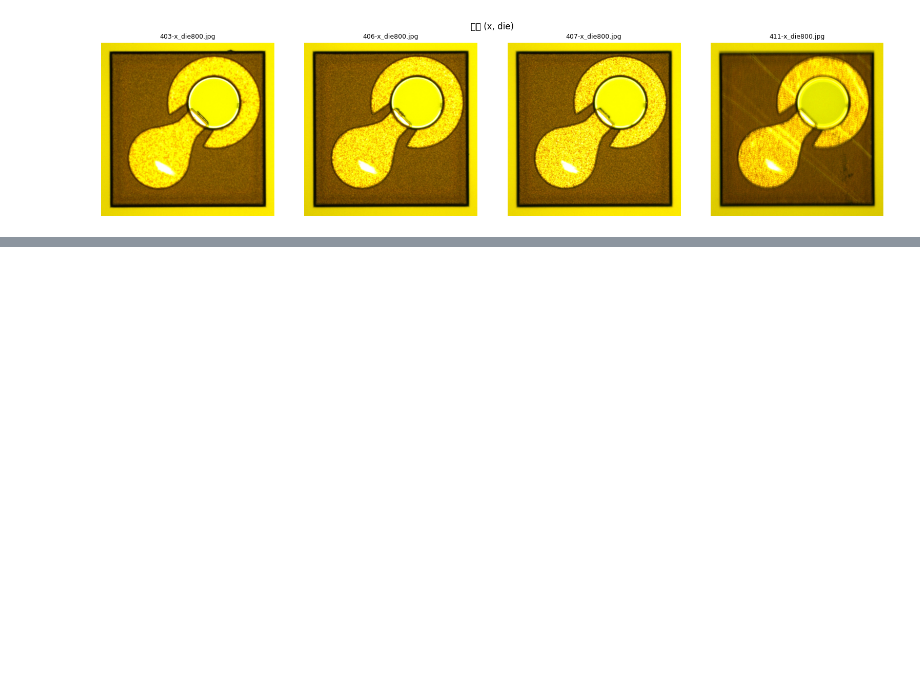
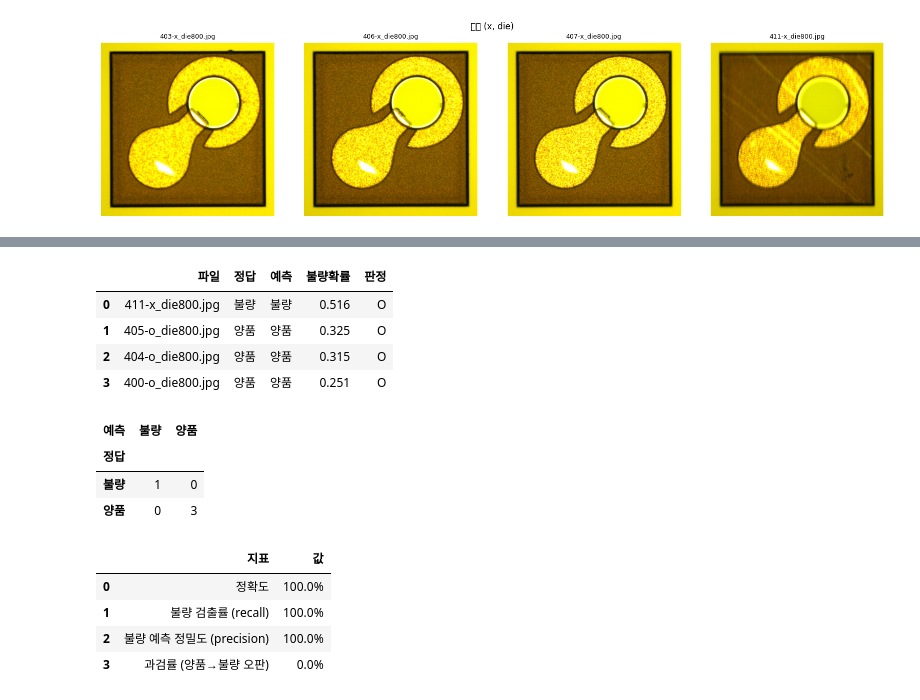
Before and after one commit to ilfpns/PhoSem, a Jupyter notebook: Phosem_CNN.ipynb, the cells around one changed output, grey strips where cells are left out. Cells and saved outputs as stored; diff of their text form; code cells hidden in the pictures; blank space fills up the shorter version.

```diff
--- a/Phosem_CNN.ipynb
+++ b/Phosem_CNN.ipynb
@@ -169,0 +332,56 @@ show_row(bad_paths,  "불량 (x, die)")
+# %%
+import pandas as pd
+import numpy as np
+
+model.load_state_dict(torch.load("best_classifier.pth"))
+model.eval()
+
+rows = []
+with torch.no_grad():
+    for i in va_idx:
+        x = val_ds.tf(Image.open(all_paths[i]).convert("RGB")).unsqueeze(0).to(DEVICE)
+        prob = torch.softmax(model(x), 1)[0, 1].item()
+        rows.append({
+            "파일": os.path.basename(all_paths[i]),
+            "정답": ["양품", "불량"][all_labels[i]],
+            "예측": ["양품", "불량"][int(prob > 0.5)],
+            "불량확률": round(prob, 3),
+            "판정": "O" if (prob > 0.5) == bool(all_labels[i]) else "X",
+        })
+
+df = pd.DataFrame(rows).sort_values("불량확률", ascending=False).reset_index(drop=True)
+display(df)
+
+cm = pd.crosstab(df["정답"], df["예측"], rownames=["정답"], colnames=["예측"])
+display(cm)
+
+tp = len(df[(df.정답=="불량") & (df.예측=="불량")])
+fn = len(df[(df.정답=="불량") & (df.예측=="양품")])
+fp = len(df[(df.정답=="양품") & (df.예측=="불량")])
+tn = len(df[(df.정답=="양품") & (df.예측=="양품")])
+
+summary = pd.DataFrame({
+    "지표": ["정확도", "불량 검출률 (recall)", "불량 예측 정밀도 (precision)", "과검률 (양품→불량 오판)"],
+    "값": [
+        f"{(tp+tn)/len(df):.1%}",
+        f"{tp/(tp+fn):.1%}" if tp+fn else "-",
+        f"{tp/(tp+fp):.1%}" if tp+fp else "-",
+        f"{fp/(fp+tn):.1%}" if fp+tn else "-",
+    ],
+})
+display(summary)
+# %% [output]
+|  | 파일 | 정답 | 예측 | 불량확률 | 판정 |
+| 0 | 411-x_die800.jpg | 불량 | 불량 | 0.516 | O |
+| 1 | 405-o_die800.jpg | 양품 | 양품 | 0.325 | O |
+| 2 | 404-o_die800.jpg | 양품 | 양품 | 0.315 | O |
+| 3 | 400-o_die800.jpg | 양품 | 양품 | 0.251 | O |
+| 예측 | 불량 | 양품 |
+| 정답 |  |  |
+| 불량 | 1 | 0 |
+| 양품 | 0 | 3 |
+|  | 지표 | 값 |
+| 0 | 정확도 | 100.0% |
+| 1 | 불량 검출률 (recall) | 100.0% |
+| 2 | 불량 예측 정밀도 (precision) | 100.0% |
+| 3 | 과검률 (양품→불량 오판) | 0.0% |
```
Also changed, not shown: parts of 4 cells of this notebook.
